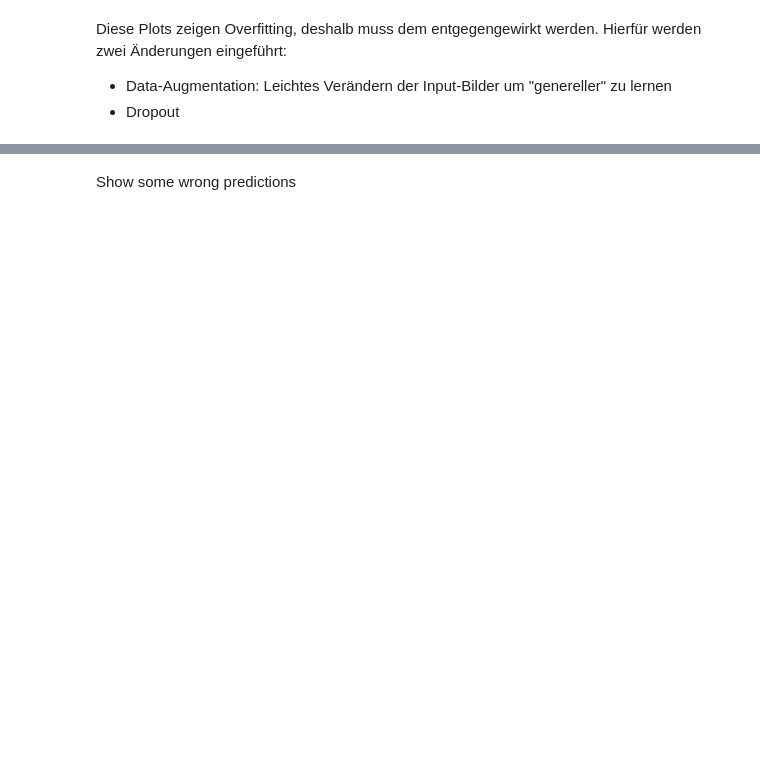
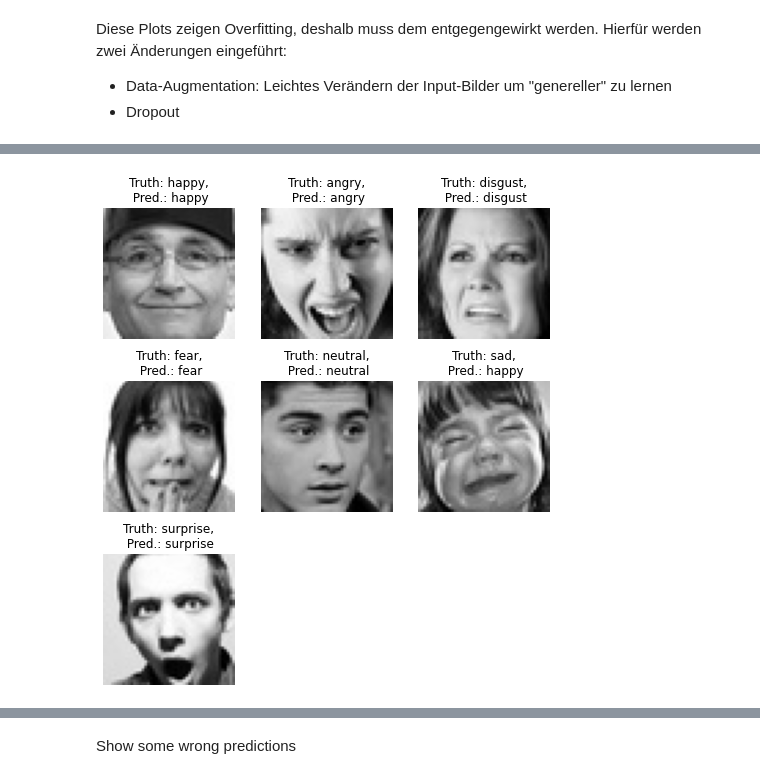
Before and after one commit to TimWue/facialExpressionRecognition, a Jupyter notebook: EmotionDetection.ipynb, the cells around one changed output, grey strips where cells are left out. Drawn from its saved outputs; the diff is of its cells as text; code cells hidden in the pictures; blank space fills up the shorter version.

```diff
--- a/EmotionDetection.ipynb
+++ b/EmotionDetection.ipynb
@@ -459,7 +398,7 @@ files = [
 plt.gcf().set_size_inches(8, 9)
 
 for index, currentFile in enumerate(files):    # add a new subplot iteratively
-    img_path = "./" + data_directory +"/test/" + currentFile + ".jpg"
+    img_path = "./test/" + currentFile + ".jpg"
     img = tf.keras.preprocessing.image.load_img(
     img_path, target_size=image_size
     )
@@ -474,3 +413,4 @@ for index, currentFile in enumerate(files):    # add a new subplot iteratively
     plt.axis('off')
     ax.set_xlabel("")
     plt.imshow(img);
+# %% [output]
@@ -477,3 +424,4 @@ for index, currentFile in enumerate(files):    # add a new subplot iteratively
+[figure, added]
 # %%
 # Take whole test dataset to evaluate predictions
 sample_size = 7178
```
Also changed, not shown: parts of 26 cells of this notebook.
